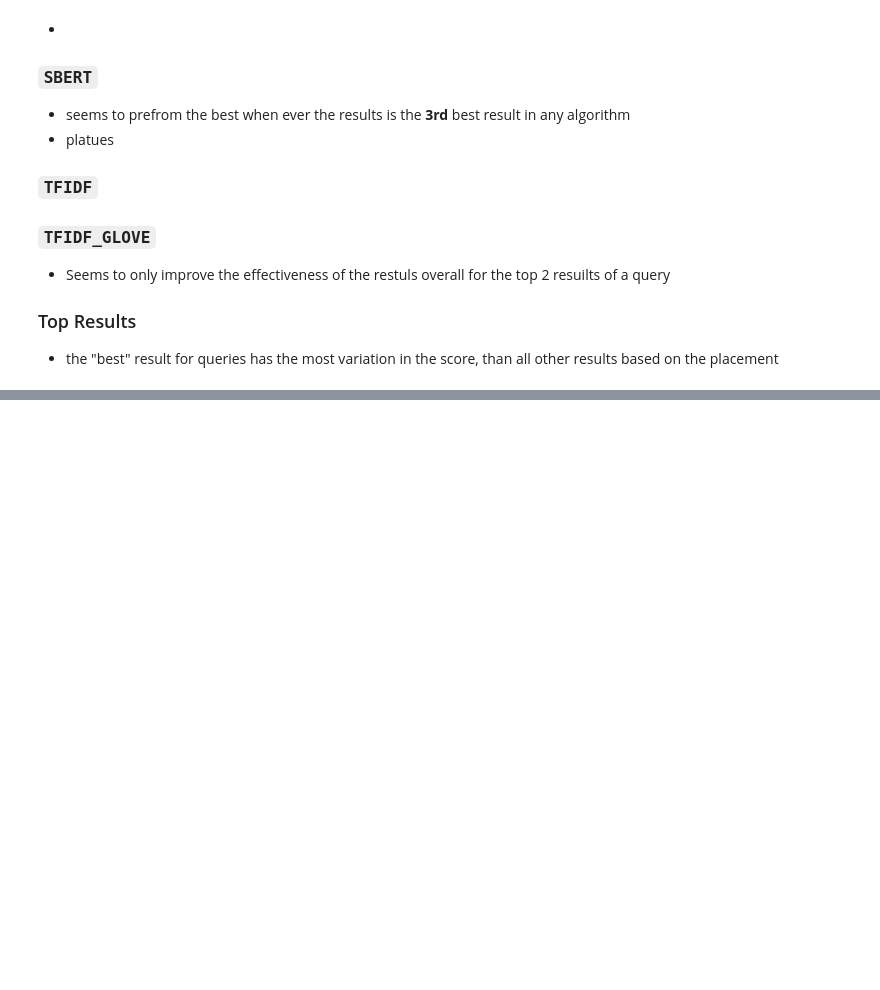
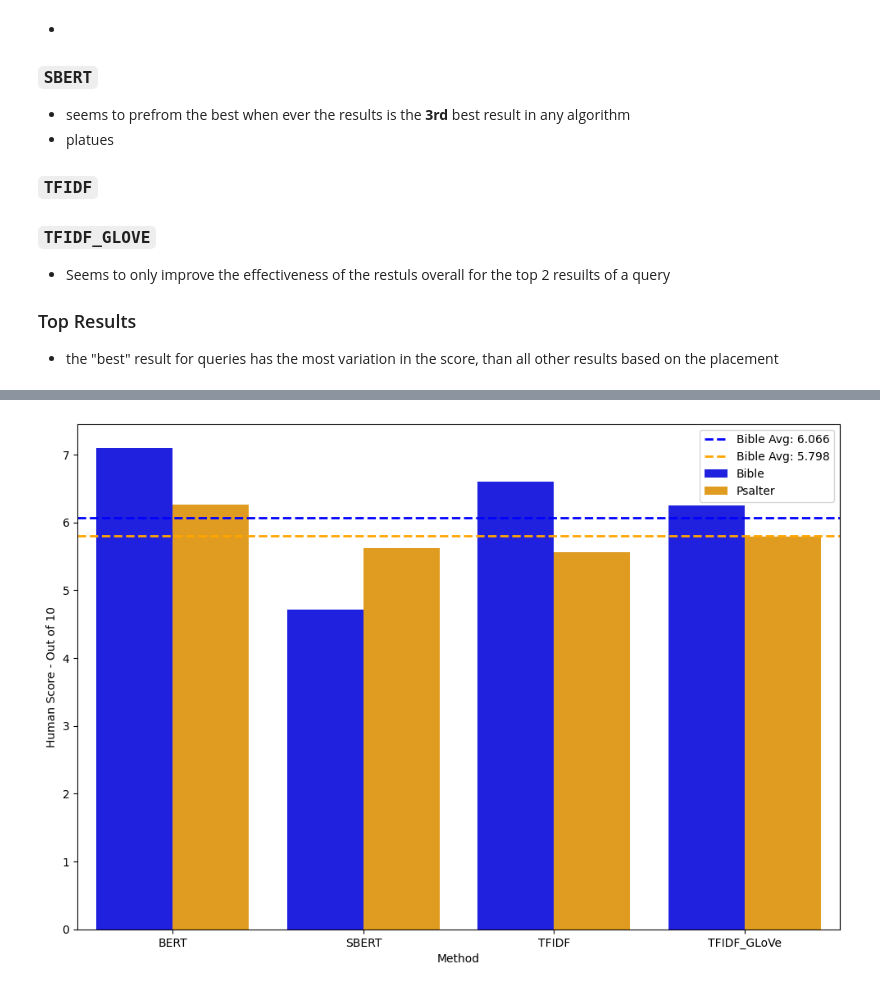
Before and after one commit to cwc09262/psalms-nlp-research, a Jupyter notebook: query_compare/blind_scoring_evaluations.ipynb, the cells around one changed output, grey strips where cells are left out. Saved outputs shown, nothing was run; the diff lists cells and outputs as text; code cells hidden in the pictures; blank space fills up the shorter version.

Commit message:
Worked on analysis of the results and focusing on the results as either coming from the Psalter or the Book of Psalms from the Bible

```diff
--- a/query_compare/blind_scoring_evaluations.ipynb
+++ b/query_compare/blind_scoring_evaluations.ipynb
@@ -773,0 +779,3 @@ plt.show()
+# %%
+methods = pd.pivot_table(scores, index=["Text"], values="Human Score", aggfunc=['count', 'mean'] )
+methods
@@ -773,0 +788,5 @@ plt.show()
+# %%
+bib_avg = methods[('mean', 'Human Score')]["Bible"]
+ps_avg = methods[('mean', 'Human Score')]["Psalter"]
+
+print(f"Average Human Score — \n\nBible: {bib_avg}\nPsalter: {ps_avg}")
@@ -773,0 +815,3 @@ plt.show()
+# %%
+target = pd.pivot_table(scores, index=["Text", "Method"], values="Human Score", aggfunc='mean').reset_index()
+target
@@ -773,0 +828,24 @@ plt.show()
+# %%
+# Graphing the pivot table from above
+plt.figure(figsize=(12, 8))
+ax = sns.barplot(
+    data=target,
+    x='Method',
+    y='Human Score',
+    hue='Text',   # optional
+    palette=['blue', 'orange'],
+    errorbar=None   # <-- removes the black lines
+)
+
+ax.axhline(bib_avg, color='blue', linewidth = 2, linestyle='--',
+           label=f"Bible Avg: {bib_avg:.4}")
+ax.axhline(ps_avg, color='orange', linewidth = 2,linestyle='--',
+           label=f"Psalter Avg: {ps_avg:.4}")
+
+
+plt.xlabel("Method")
+plt.ylabel("Human Score - Out of 10")
+plt.legend()
+plt.show()
+# %% [output]
+[figure, added]
```
Also changed, not shown: parts of 12 cells of this notebook.
